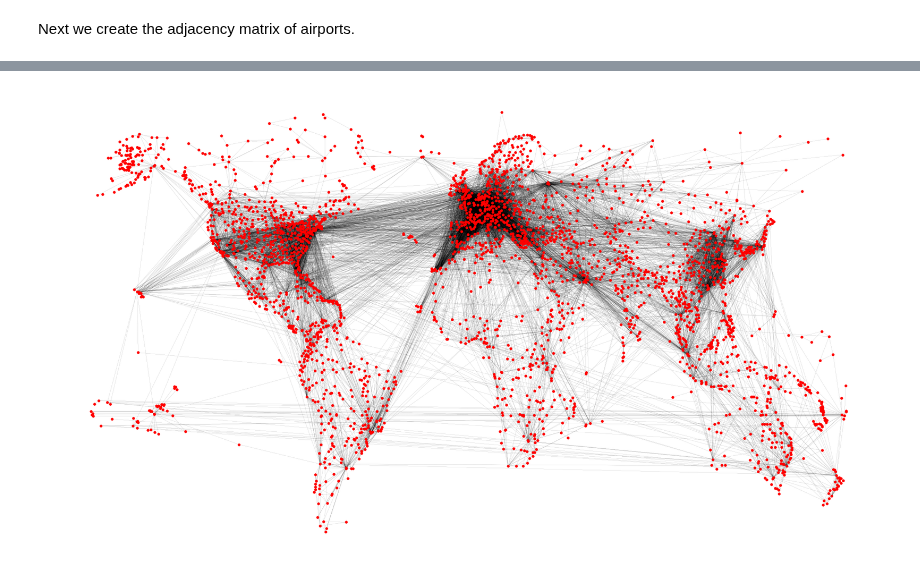
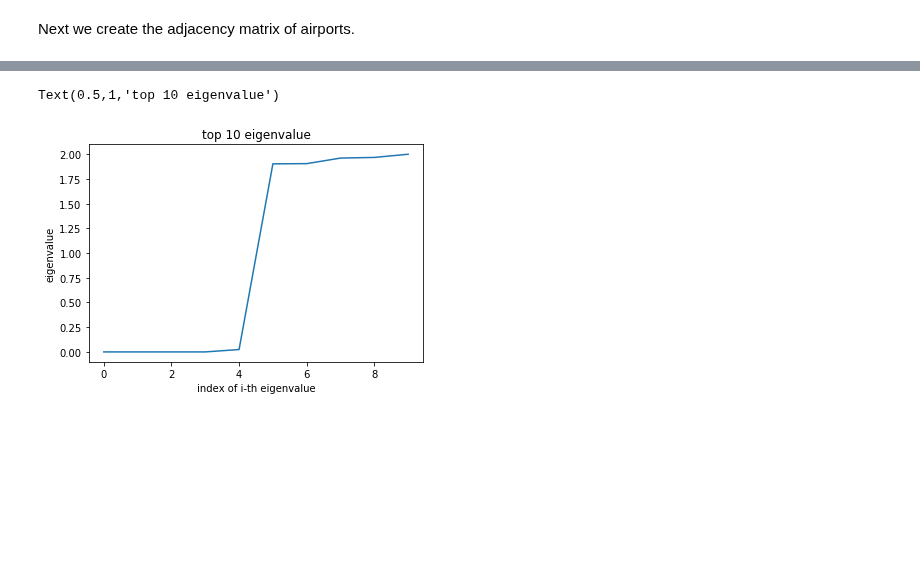
Before and after one commit to ownzonefeng/ntds_groupwork, a Jupyter notebook: Project/flightdelay/OpenFlightDescrip.ipynb, the cells around one changed output, grey strips where cells are left out. Saved outputs shown, nothing was run; the diff lists cells and outputs as text; code cells hidden in the pictures; blank space fills up the shorter version.

```diff
--- a/Project/flightdelay/OpenFlightDescrip.ipynb
+++ b/Project/flightdelay/OpenFlightDescrip.ipynb
@@ -218,7 +173,21 @@ We plotted the adjacency matrix using latitude and longitude as position. And we
-# %%
-pos = G_pos(x=longitude,y=latitude,n_nodes=n_nodes) # return the positions (latitiude and longtitude) of all nodes
-plt.figure(figsize=(15*1.8,15))
-
-nx.draw(G, pos=pos,node_size=30,width=0.1,cmap='RdYlBu')
-# %% [output]
-[figure, removed]
+# %%
+df_openflight = routes.groupby(['Src_IATA','Des_IATA'])['Capacity'].agg(['count','sum']).reset_index()
+# %%
+df_openflight['weight'] = df_openflight['sum']
+df_openflight.weight=(df_openflight.weight-df_openflight.weight.min())/(df_openflight.weight.max()-df_openflight.weight.min())
+
+delta = 1
+df_openflight.weight = np.exp(-np.square(df_openflight.weight)/delta)
+# %%
+G=nx.from_pandas_edgelist(df_openflight,'Src_IATA','Des_IATA', edge_attr='weight')
+# %%
+L = nx.normalized_laplacian_matrix(G)
+e, U = sparse.linalg.eigsh(L, k=10, which='BE')
+# %%
+plt.plot(e)
+plt.xlabel('index of i-th eigenvalue')
+plt.ylabel('eigenvalue')
+plt.title('top 10 eigenvalue')
+# %% [output]
+Text(0.5,1,'top 10 eigenvalue')
+[figure, added]
```
Also changed, not shown: parts of 22 cells of this notebook, 1 other file.
